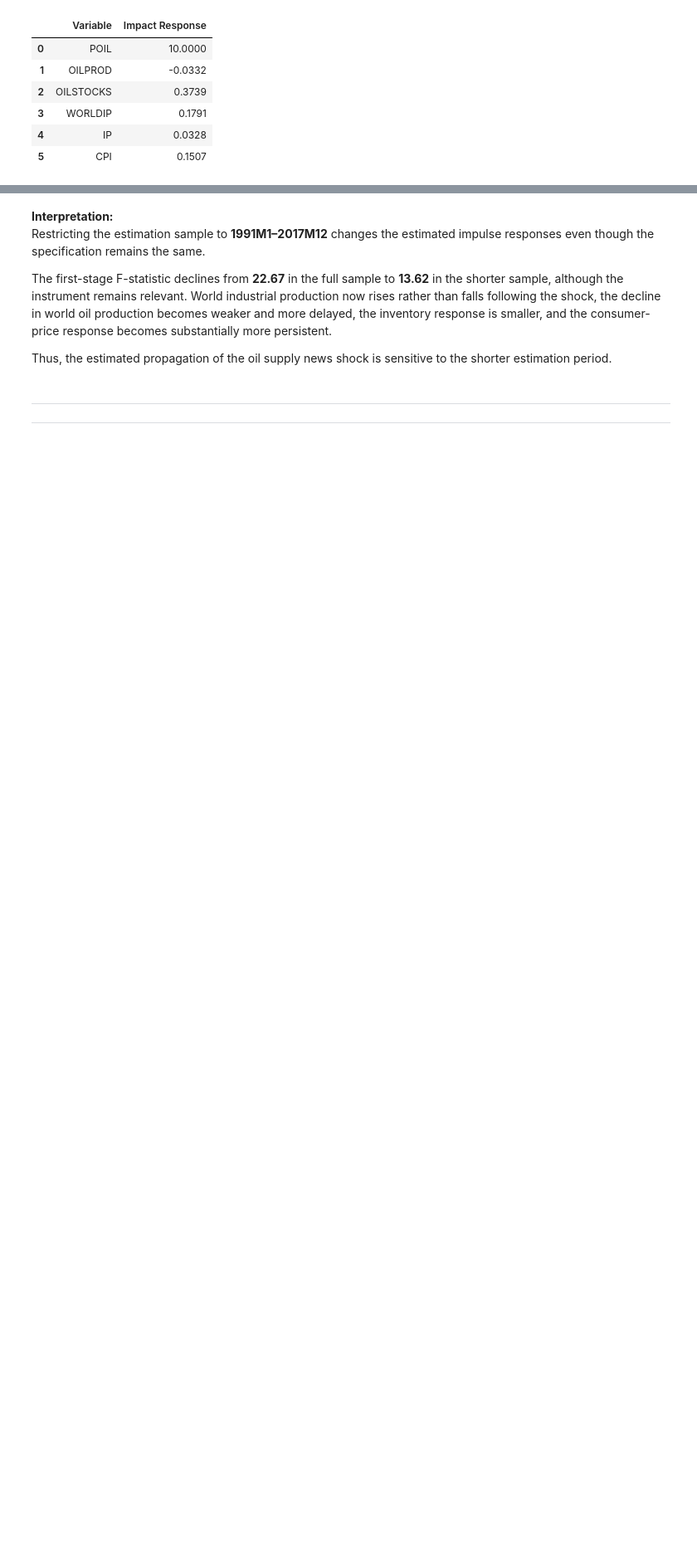
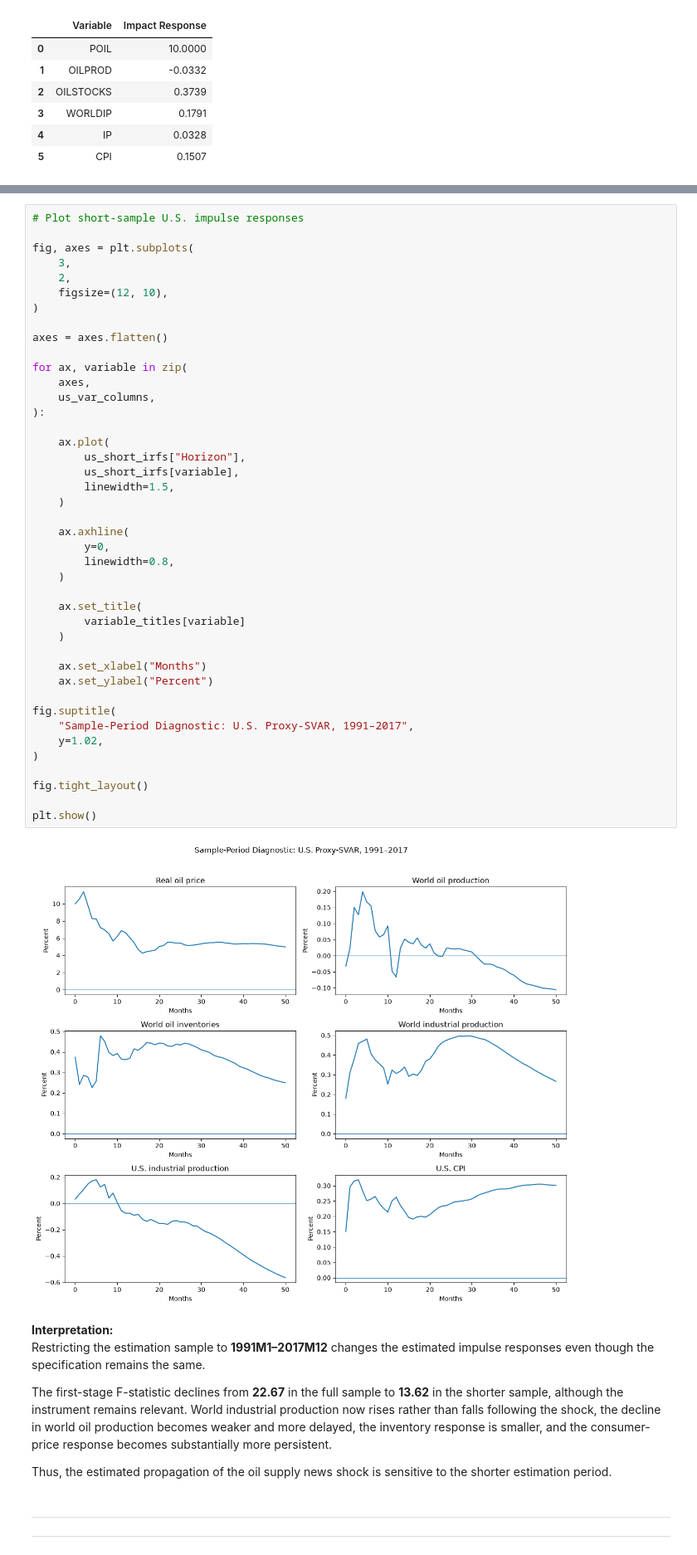
Before and after one commit to sedovanastasiia/macro_II_project, a Jupyter notebook: Yashna's Code/Code_Instrument_Replication.ipynb, the cells around one changed output, grey strips where cells are left out. Shown at 83% size. Saved outputs shown, nothing was run; the diff lists cells and outputs as text; blank space fills up the shorter version.

```diff
--- a/Yashna's Code/Code_Instrument_Replication.ipynb
+++ b/Yashna's Code/Code_Instrument_Replication.ipynb
@@ -2544,3 +2540,47 @@ NameError: name 'us_short_irfs' is not defined
+# %%
+# Plot short-sample U.S. impulse responses
+
+fig, axes = plt.subplots(
+    3,
+    2,
+    figsize=(12, 10),
+)
+
+axes = axes.flatten()
+
+for ax, variable in zip(
+    axes,
+    us_var_columns,
+):
+
+    ax.plot(
+        us_short_irfs["Horizon"],
+        us_short_irfs[variable],
+        linewidth=1.5,
+    )
+
+    ax.axhline(
+        y=0,
+        linewidth=0.8,
+    )
+
+    ax.set_title(
+        variable_titles[variable]
+    )
+
+    ax.set_xlabel("Months")
+    ax.set_ylabel("Percent")
+
+fig.suptitle(
+    "Sample-Period Diagnostic: U.S. Proxy-SVAR, 1991–2017",
+    y=1.02,
+)
+
+fig.tight_layout()
+
+plt.show()
+# %% [output]
+[figure, added]
 # %% [markdown]
 **Interpretation:**
 Restricting the estimation sample to **1991M1–2017M12** changes the estimated impulse responses even though the specification remains the same.
```
Also changed, not shown: parts of 2 cells of this notebook.
